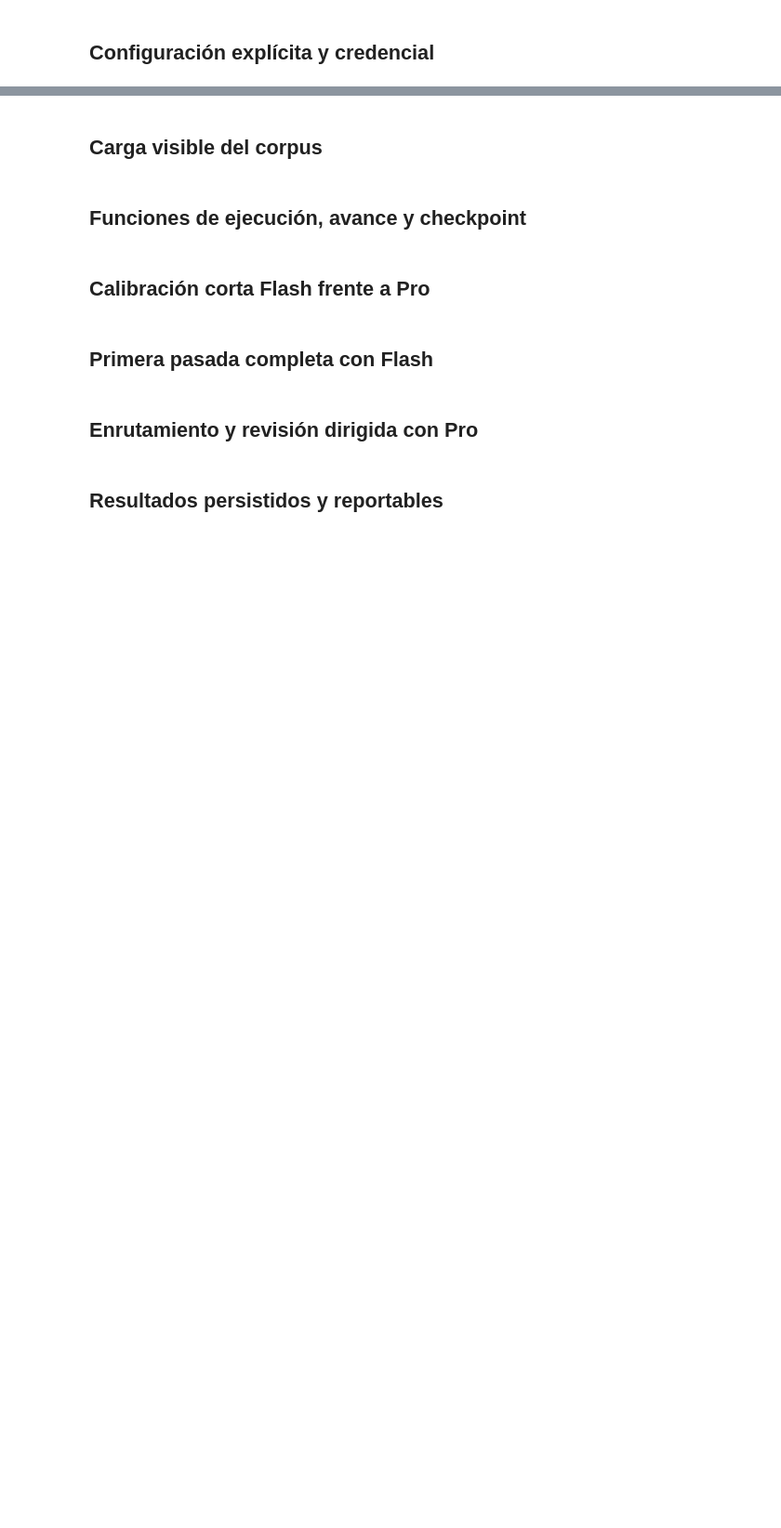
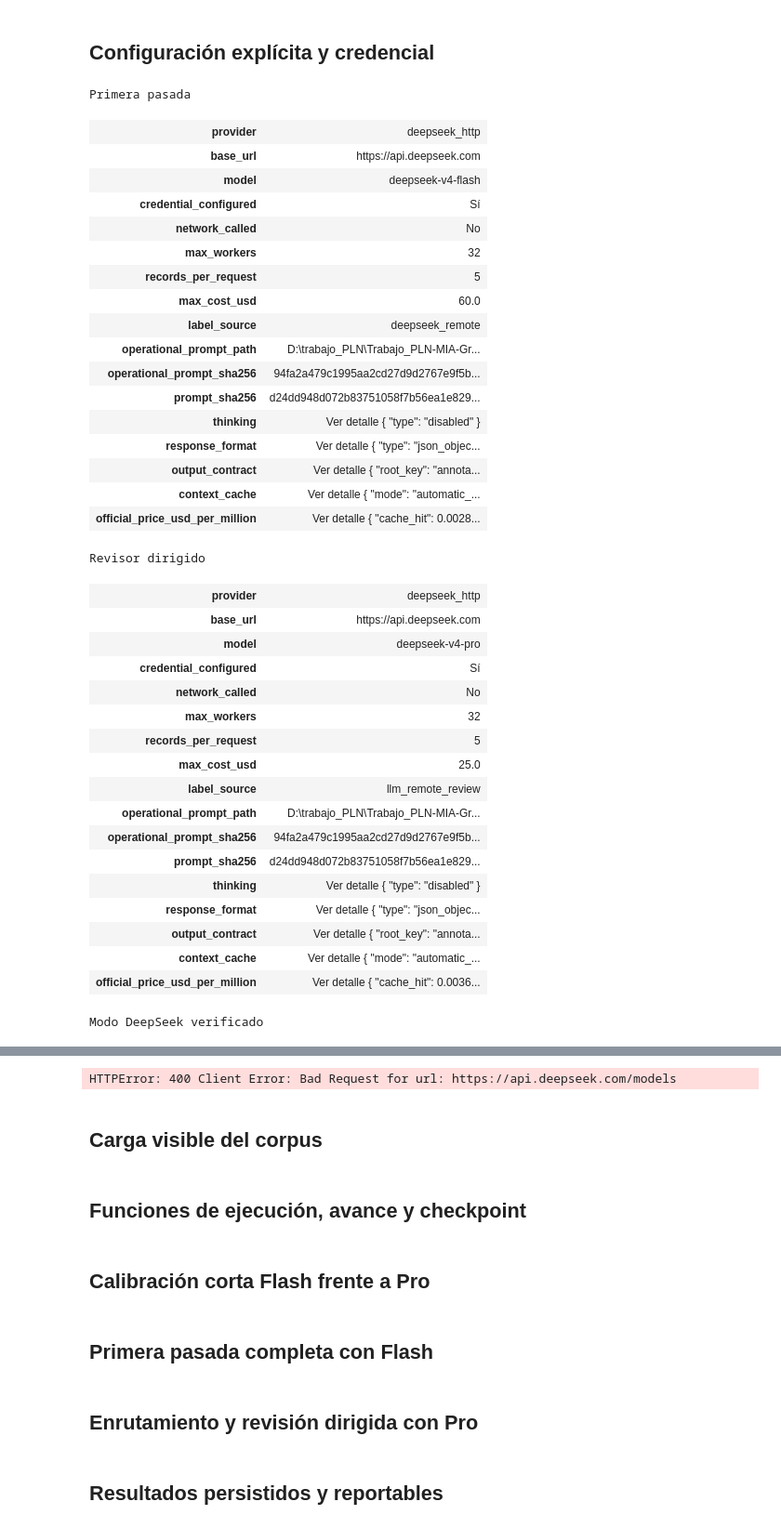
Before and after one commit to lkoc/Trabajo_PLN-MIA-Grupo4, a Jupyter notebook: flujo/02_etiquetado/02_01_etiquetado_local_ollama.ipynb, the cells around one changed output, grey strips where cells are left out. Shown at 93% size. Drawn from its saved outputs; the diff is of its cells as text; code cells hidden in the pictures; blank space fills up the shorter version.

```diff
--- a/flujo/02_etiquetado/02_01_etiquetado_local_ollama.ipynb
+++ b/flujo/02_etiquetado/02_01_etiquetado_local_ollama.ipynb
@@ -284,9 +288,9 @@ RECOVER_HISTORICAL=True  # Recupera solo coincidencias exactas 1:1; nunca transf
 AUTO_PUBLISH_CHECKPOINTS=True  # En Colab publica TAR.GZ atómico al recuperar, periódicamente y al interrumpir.
 DRIVE_CHECKPOINT_EVERY_BATCHES=10  # 10 ventanas × 160 chunks; cada grupo de 5 ya queda fsync local.
 RUN_API_PREFLIGHT=True  # Consulta /models y /user/balance sin enviar textos ni consumir tokens de etiquetado.
-RUN_CALIBRATION=False  # Primero: panel pareado Flash–Pro. Costo esperado muy bajo.
-RUN_PRIMARY=False      # Después: primera pasada Flash.
-RUN_DIRECTED_REVIEW=False  # Al final: Pro solo sobre la cola dirigida.
+RUN_CALIBRATION=True  # Primero: panel pareado Flash–Pro. Costo esperado muy bajo.
+RUN_PRIMARY=True      # Después: primera pasada Flash.
+RUN_DIRECTED_REVIEW=True  # Al final: Pro solo sobre la cola dirigida.
 CALIBRATION_PANEL_SIZE=1000  # Aún breve; permite evaluar LI95%≈0.95 con potencia útil.
 PRIMARY_LIMIT=None  # None para TODOS y solo los pendientes; use 20 únicamente para un smoke test. Nunca lo deje en blanco.
 REVIEW_LIMIT=None   # Campaña: TODA y solo la cola dirigida pendiente.
@@ -298,30 +302,68 @@ LOW_BALANCE_WARNING_USD=2.0
 CACHE_ALERT_AFTER_REQUESTS=50
 MIN_CACHE_HIT_RATE=0.50
 SAFE_CONTROL_RATE=0.10
 
 primary_provider=DeepSeekProvider(model='deepseek-v4-flash',max_workers=32,records_per_request=5,max_cost_usd=MAX_PRIMARY_COST_USD,label_source='deepseek_remote')
 reviewer_provider=DeepSeekProvider(model='deepseek-v4-pro',max_workers=32,records_per_request=5,max_cost_usd=MAX_REVIEW_COST_USD,label_source='llm_remote_review')
 primary_probe=primary_provider.probe(); reviewer_probe=reviewer_provider.probe()
 expected_thinking={'type':'disabled'}
 expected_response_format={'type':'json_object'}
 expected_cache_usage_fields=['prompt_cache_hit_tokens','prompt_cache_miss_tokens']
 if primary_probe['thinking'] != expected_thinking or reviewer_probe['thinking'] != expected_thinking:
     raise RuntimeError('02_01 exige DeepSeek V4 en modo non-thinking para Flash y Pro')
 if primary_probe['response_format'] != expected_response_format or reviewer_probe['response_format'] != expected_response_format or primary_probe['output_contract']['root_key'] != 'annotations' or reviewer_probe['output_contract']['root_key'] != 'annotations':
     raise RuntimeError('02_01 exige JSON object con raíz annotations para Flash y Pro')
 if primary_probe['context_cache']['mode'] != 'automatic_prefix' or reviewer_probe['context_cache']['mode'] != 'automatic_prefix':
     raise RuntimeError('02_01 exige caché de contexto automática con prefijo estable')
 if primary_probe['context_cache']['verified_from_usage_fields'] != expected_cache_usage_fields or reviewer_probe['context_cache']['verified_from_usage_fields'] != expected_cache_usage_fields:
     raise RuntimeError('02_01 debe medir aciertos y fallos reales de caché en la respuesta de DeepSeek')
 if not primary_probe['credential_configured']:
     show_callout('Falta credencial','Defina DEEPSEEK_API_KEY en el entorno o como secreto de Colab. El preflight no consume crédito.',tone='warning')
 show_result('Primera pasada',primary_probe,tone='success')
 show_result('Revisor dirigido',reviewer_probe,tone='success')
 show_summary('Modo DeepSeek verificado',{'Flash':primary_probe['thinking'],'Pro':reviewer_probe['thinking'],'JSON_Flash':primary_probe['response_format'],'JSON_Pro':reviewer_probe['response_format'],'contrato_salida':primary_probe['output_contract'],'caché_Flash':primary_probe['context_cache'],'caché_Pro':reviewer_probe['context_cache']},tone='success')
 if RUN_API_PREFLIGHT and primary_probe['credential_configured']:
     flash_connection=primary_provider.validate_connection(); pro_connection=reviewer_provider.validate_connection()
     if not flash_connection['model_available'] or not pro_connection['model_available']:
         raise RuntimeError('Flash o Pro no aparece disponible en el catálogo de DeepSeek')
     initial_balance=primary_provider.balance_summary()
     show_result('Credencial, modelos y saldo verificados; no se enviaron textos',{'Flash':flash_connection,'Pro':pro_connection,'saldo':initial_balance},tone='success' if initial_balance['is_available'] else 'warning')
 show_summary('Rutas y activación',{'entrada':SOURCE,'campaña':CAMPAIGN_ROOT,'recuperación_histórica':RECOVER_HISTORICAL,'checkpoint_drive_automático':bool(COLAB_CONTEXT and AUTO_PUBLISH_CHECKPOINTS),'calibración':RUN_CALIBRATION,'primaria':RUN_PRIMARY,'revisión':RUN_DIRECTED_REVIEW},tone='neutral')
+# %% [output]
+Primera pasada
+| provider | deepseek_http |
+| base_url | https://api.deepseek.com |
+| model | deepseek-v4-flash |
+| credential_configured | Sí |
+| network_called | No |
+| max_workers | 32 |
+| records_per_request | 5 |
+| max_cost_usd | 60.0 |
+| label_source | deepseek_remote |
+| operational_prompt_path | D:\trabajo_PLN\Trabajo_PLN-MIA-Gr... |
+| operational_prompt_sha256 | 94fa2a479c1995aa2cd27d9d2767e9f5b... |
+| prompt_sha256 | d24dd948d072b83751058f7b56ea1e829... |
+| thinking | Ver detalle { "type": "disabled" } |
+| response_format | Ver detalle { "type": "json_objec... |
+| output_contract | Ver detalle { "root_key": "annota... |
+| context_cache | Ver detalle { "mode": "automatic_... |
+| official_price_usd_per_million | Ver detalle { "cache_hit": 0.0028... |
+Revisor dirigido
+| provider | deepseek_http |
+| base_url | https://api.deepseek.com |
+| model | deepseek-v4-pro |
+| credential_configured | Sí |
+| network_called | No |
+| max_workers | 32 |
+| records_per_request | 5 |
+| max_cost_usd | 25.0 |
+| label_source | llm_remote_review |
+| operational_prompt_path | D:\trabajo_PLN\Trabajo_PLN-MIA-Gr... |
+| operational_prompt_sha256 | 94fa2a479c1995aa2cd27d9d2767e9f5b... |
+| prompt_sha256 | d24dd948d072b83751058f7b56ea1e829... |
+| thinking | Ver detalle { "type": "disabled" } |
+| response_format | Ver detalle { "type": "json_objec... |
+| output_contract | Ver detalle { "root_key": "annota... |
+| context_cache | Ver detalle { "mode": "automatic_... |
+| official_price_usd_per_million | Ver detalle { "cache_hit": 0.0036... |
+Modo DeepSeek verificado
@@ -328,3 +377,4 @@ show_summary('Rutas y activación',{'entrada':SOURCE,'campaña':CAMPAIGN_ROOT,'r
+HTTPError: 400 Client Error: Bad Request for url: https://api.deepseek.com/models
 # %% [markdown]
 ## Carga visible del corpus
 # %%
```
Also changed, not shown: parts of 2 cells of this notebook, 1 other file.
